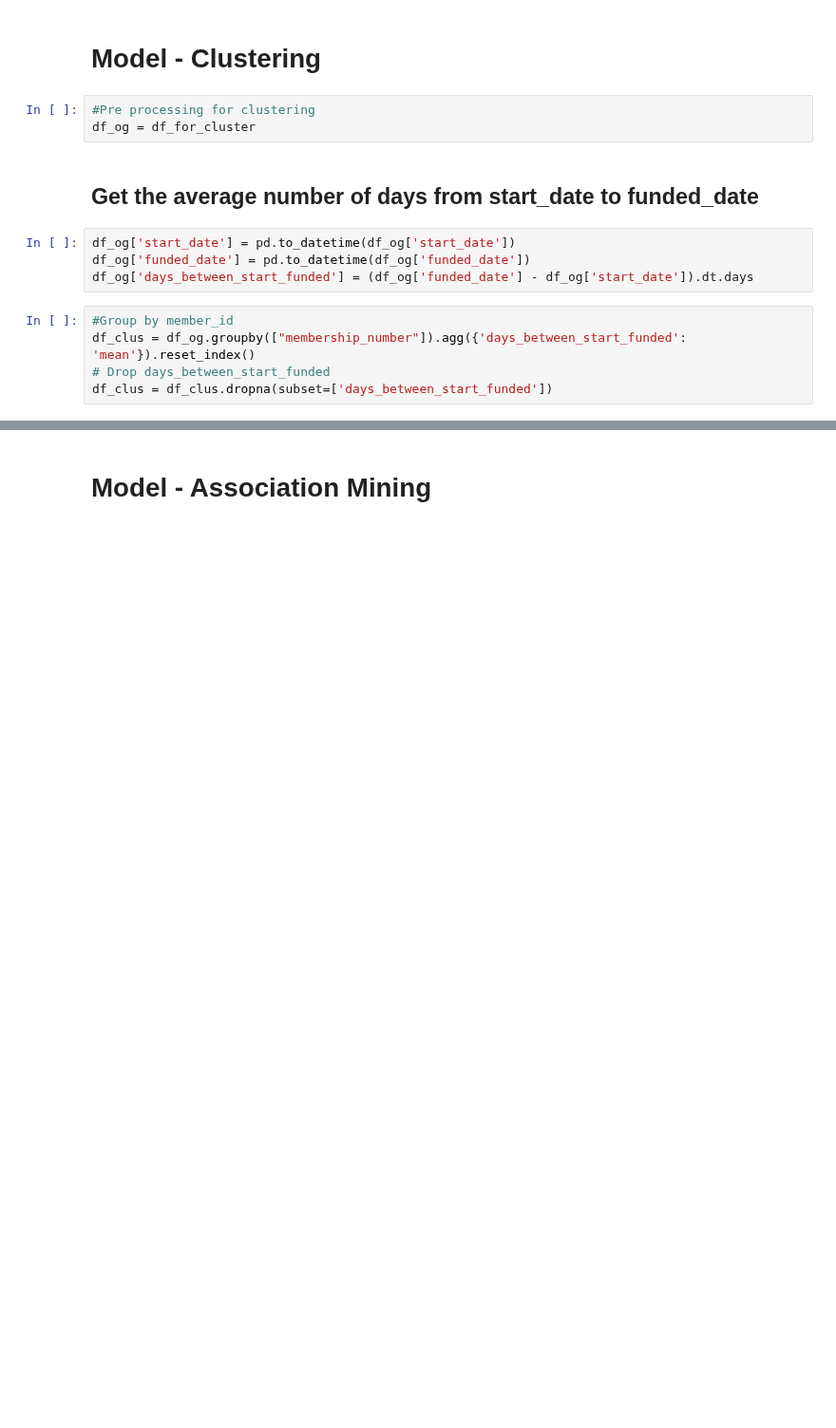
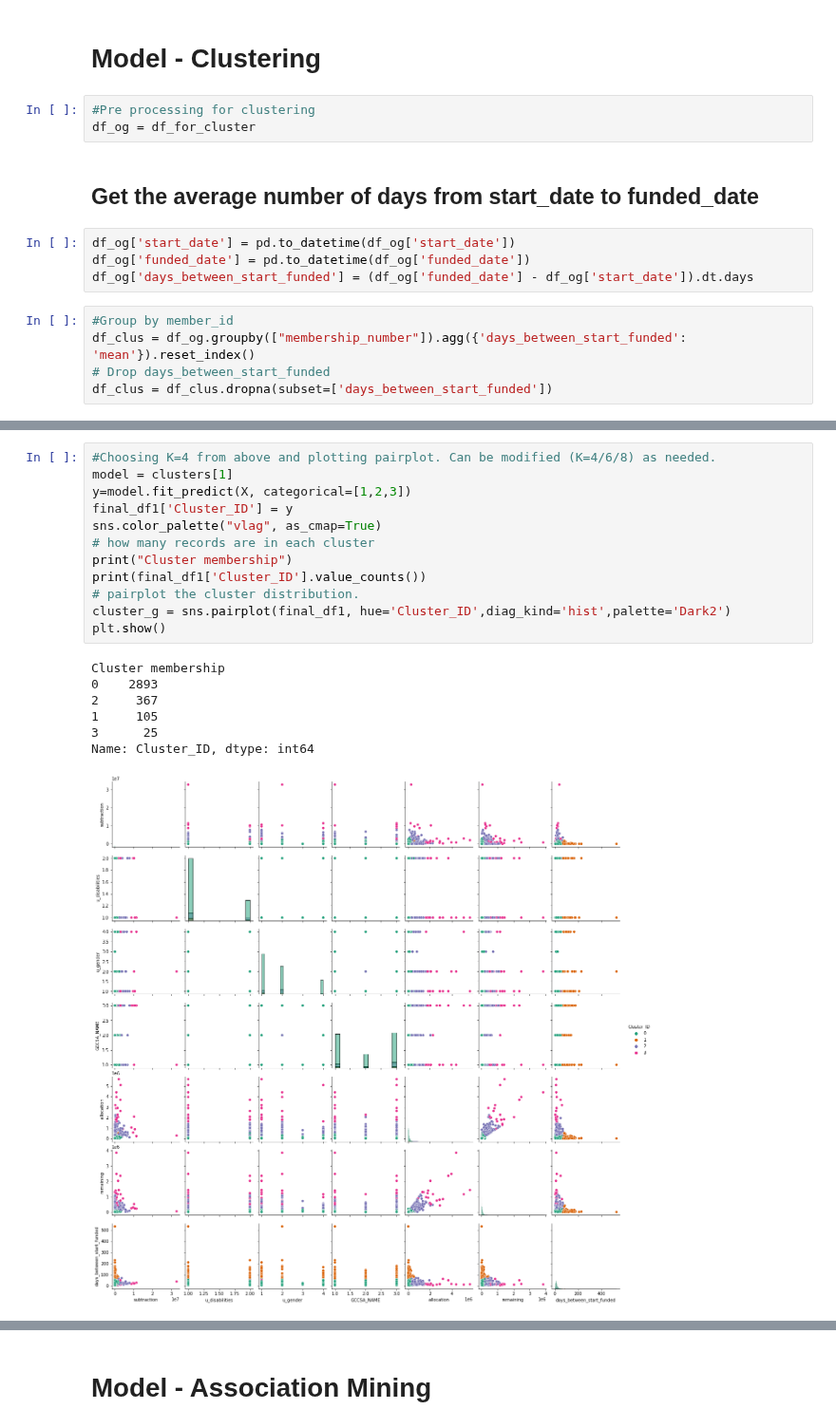
Before and after one commit to TheConMiz/ifn711_leap_in, a Jupyter notebook: LeapIn_Budget_Utilisation.ipynb, the cells around one changed output, grey strips where cells are left out. Shown at 95% size. Saved outputs shown, nothing was run; the diff lists cells and outputs as text; blank space fills up the shorter version.

```diff
--- a/LeapIn_Budget_Utilisation.ipynb
+++ b/LeapIn_Budget_Utilisation.ipynb
@@ -386,0 +1109,20 @@ final_df1.info()
+# %%
+#Choosing K=4 from above and plotting pairplot. Can be modified (K=4/6/8) as needed.
+model = clusters[1]
+y=model.fit_predict(X, categorical=[1,2,3])
+final_df1['Cluster_ID'] = y
+sns.color_palette("vlag", as_cmap=True)
+# how many records are in each cluster
+print("Cluster membership")
+print(final_df1['Cluster_ID'].value_counts())
+# pairplot the cluster distribution.
+cluster_g = sns.pairplot(final_df1, hue='Cluster_ID',diag_kind='hist',palette='Dark2')
+plt.show()
+# %% [output]
+Cluster membership
+0    2893
+2     367
+1     105
+3      25
+Name: Cluster_ID, dtype: int64
+[figure, added]
```
Also changed, not shown: parts of 49 cells of this notebook, 1 other file.
